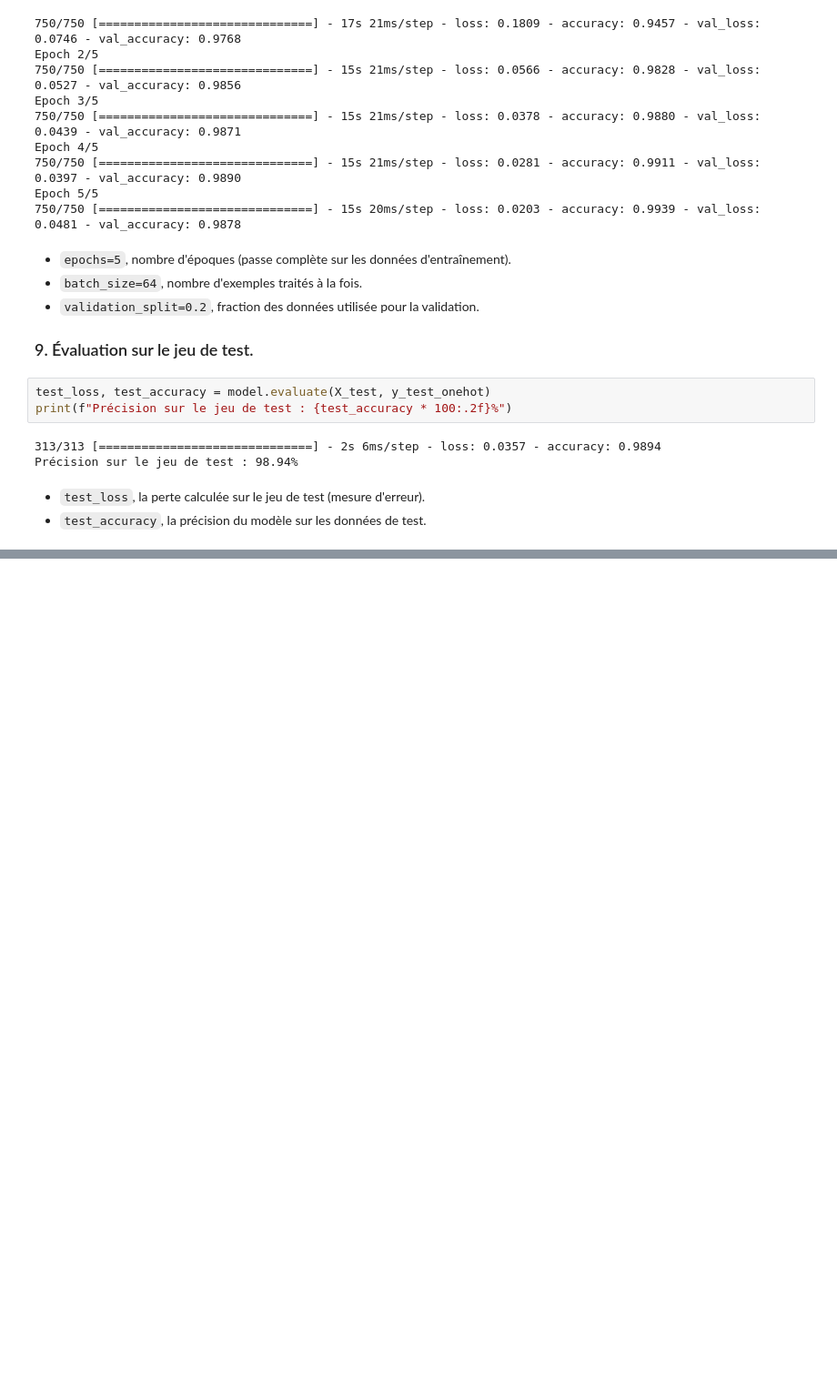
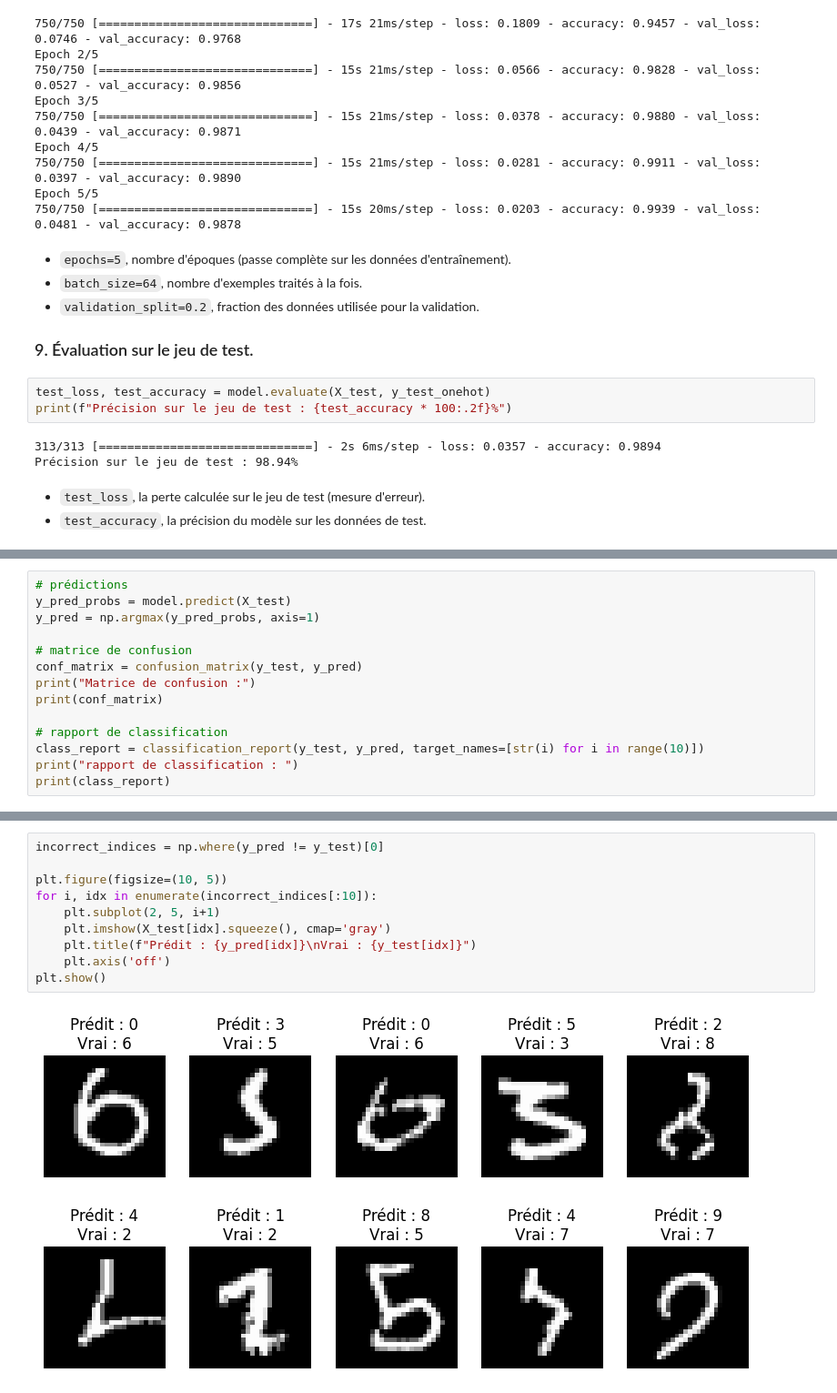
Before and after one commit to maxence-depire/init-tools-ai4industry, a Jupyter notebook: bonusTensorFlow.ipynb, the cells around one changed output, grey strips where cells are left out. Shown: that part at 91% size. Saved outputs shown, nothing was run; the diff lists cells and outputs as text; blank space fills up the shorter version.

```diff
--- a/bonusTensorFlow.ipynb
+++ b/bonusTensorFlow.ipynb
@@ -191,0 +194,14 @@ Précision sur le jeu de test : 98.94%
+# %%
+# prédictions
+y_pred_probs = model.predict(X_test)
+y_pred = np.argmax(y_pred_probs, axis=1)
+
+# matrice de confusion
+conf_matrix = confusion_matrix(y_test, y_pred)
+print("Matrice de confusion :")
+print(conf_matrix)
+
+# rapport de classification
+class_report = classification_report(y_test, y_pred, target_names=[str(i) for i in range(10)])
+print("rapport de classification : ")
+print(class_report)
@@ -191,0 +239,12 @@ Précision sur le jeu de test : 98.94%
+# %%
+incorrect_indices = np.where(y_pred != y_test)[0]
+
+plt.figure(figsize=(10, 5))
+for i, idx in enumerate(incorrect_indices[:10]):
+    plt.subplot(2, 5, i+1)
+    plt.imshow(X_test[idx].squeeze(), cmap='gray')
+    plt.title(f"Prédit : {y_pred[idx]}\nVrai : {y_test[idx]}")
+    plt.axis('off')
+plt.show()
+# %% [output]
+[figure, added]
```
Also changed, not shown: parts of 3 cells of this notebook.
